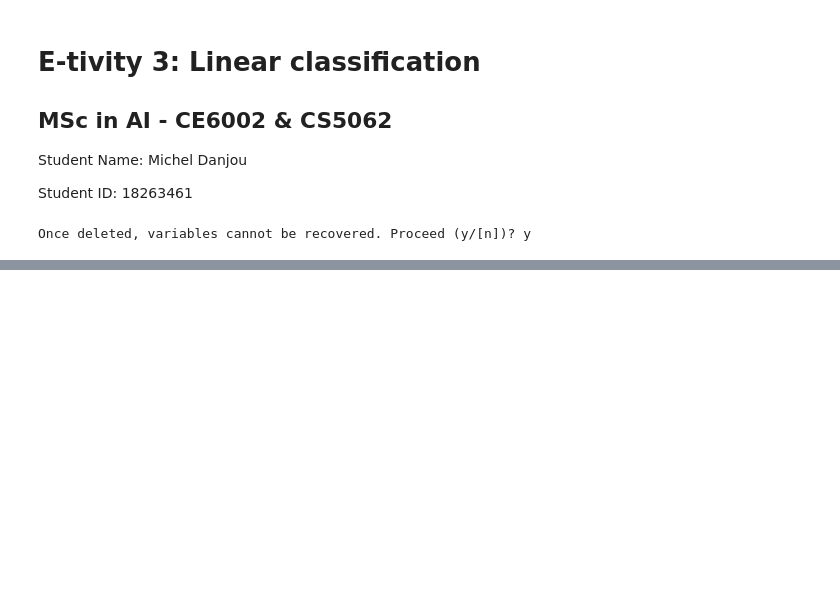
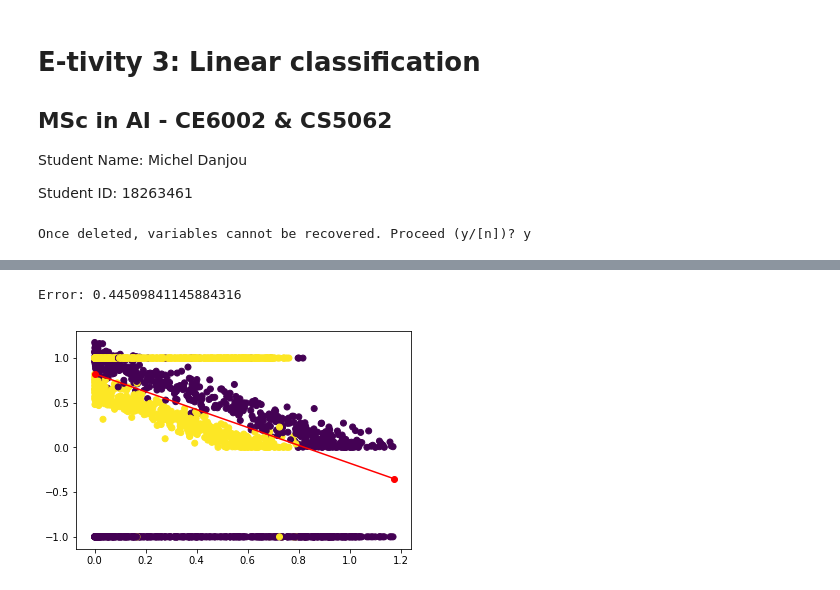
Before and after one commit to vipulpopat/MSCAI_Sem1_Etivity3, a Jupyter notebook: Etivity3_LinearClassification.ipynb, the cells around one changed output, grey strips where cells are left out. Cells and saved outputs as stored; diff of their text form; code cells hidden in the pictures; blank space fills up the shorter version.

```diff
--- a/Etivity3_LinearClassification.ipynb
+++ b/Etivity3_LinearClassification.ipynb
@@ -40,0 +99,9 @@ def point_on_boundary_lin(weights, x):
+# %%
+X = np.copy(Xcopy)
+X = np.square(X)
+
+weights, yhat, error = calculate_and_plot_linear_regression(X, y)
+print("Error:", error)
+# %% [output]
+Error: 0.44509841145884316
+[figure, added]
```
Also changed, not shown: parts of 14 cells of this notebook.
